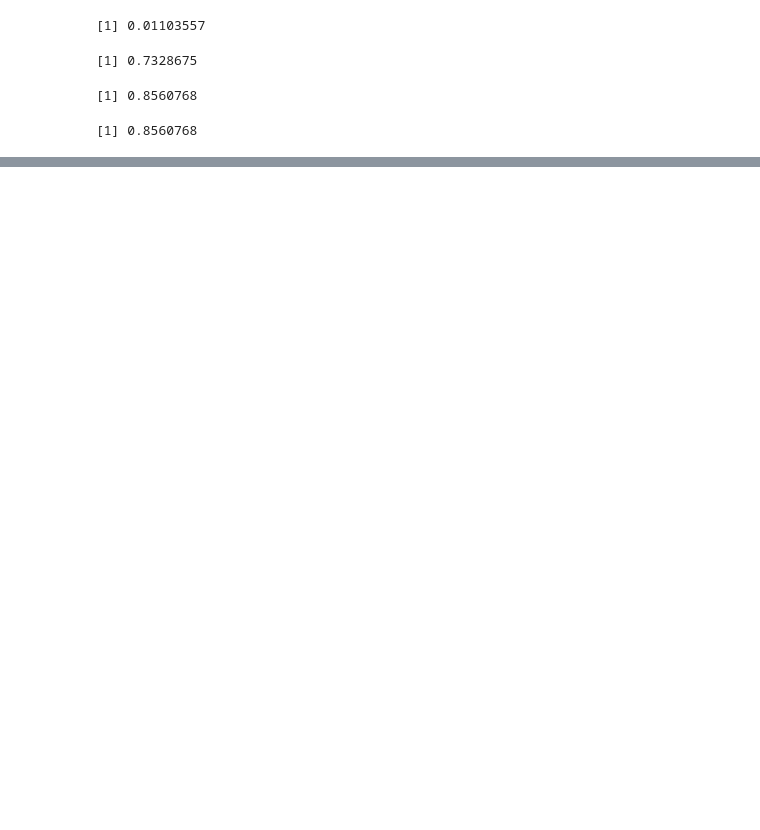
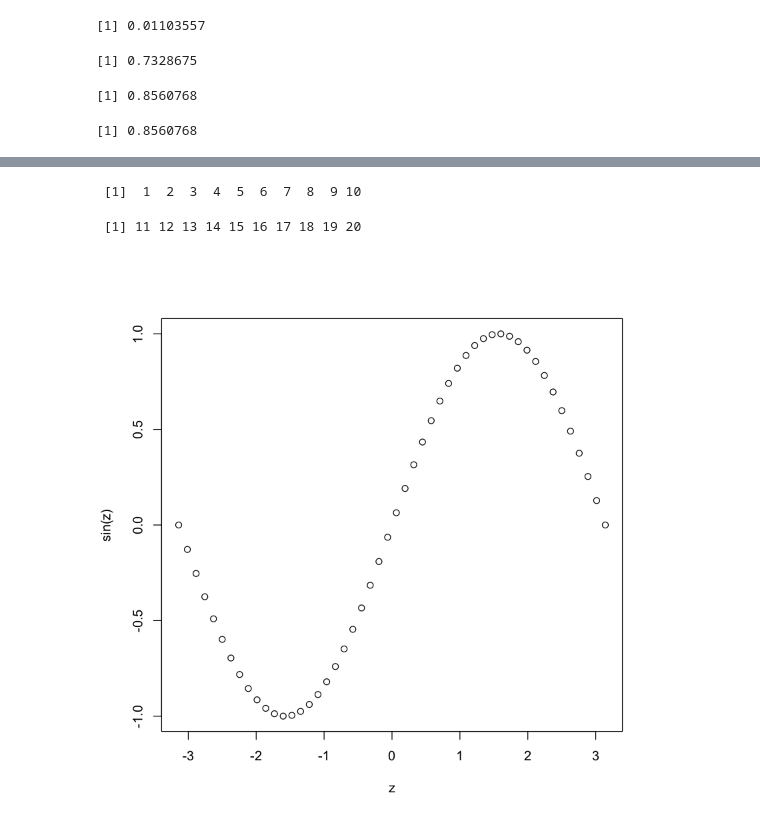
Before and after one commit to felixm3/coursework-workshops-bootcamps-lectures-etc, a Jupyter notebook: ISLR-v2/220525_R_Cap02_Intro_to_R.ipynb, the cells around one changed output, grey strips where cells are left out. Drawn from its saved outputs; the diff is of its cells as text; code cells hidden in the pictures; blank space fills up the shorter version.

```diff
--- a/ISLR-v2/220525_R_Cap02_Intro_to_R.ipynb
+++ b/ISLR-v2/220525_R_Cap02_Intro_to_R.ipynb
@@ -171,0 +208,15 @@ sd(y)
+# %%
+# creating a sequence of numbers
+
+x <- seq(1:10)
+x
+
+y <- 11:20
+y
+
+z <- seq(-pi, pi, length = 50)
+plot(z, sin(z))
+# %% [output]
+ [1]  1  2  3  4  5  6  7  8  9 10
+ [1] 11 12 13 14 15 16 17 18 19 20
+[figure, added]
```
Also changed, not shown: parts of 4 cells of this notebook, 5 other files.
